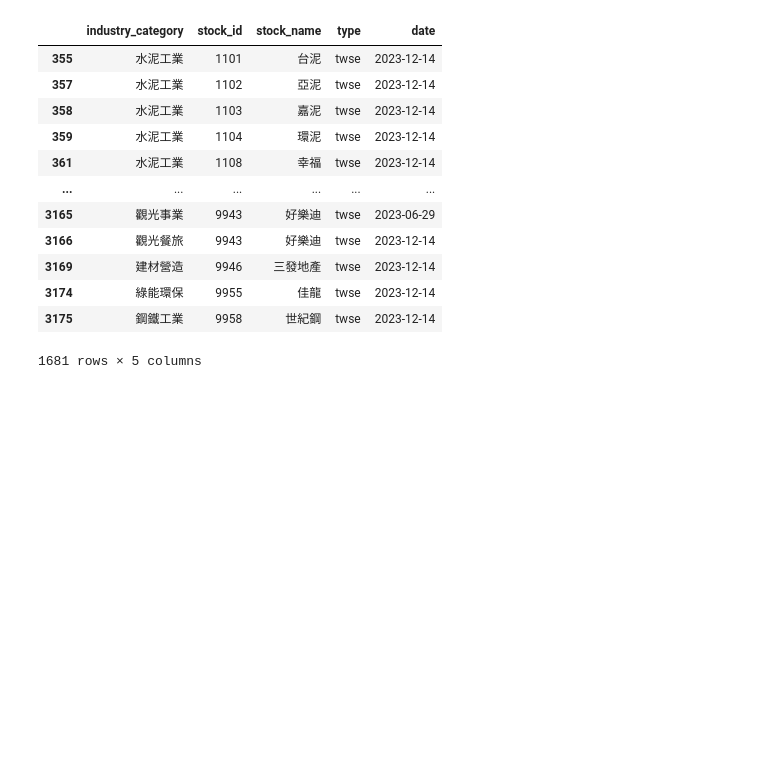
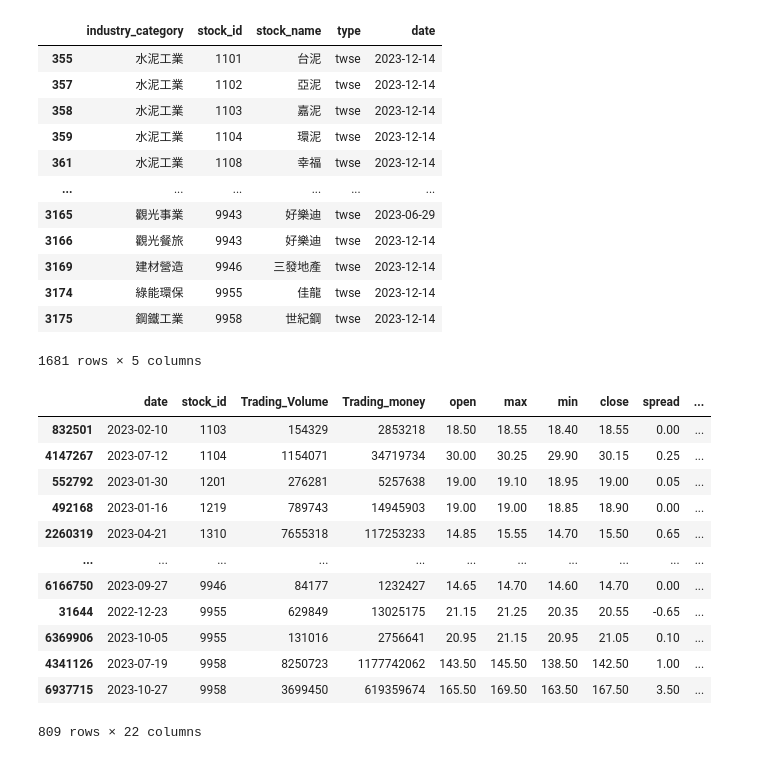
Before and after one commit to tw-lws/StockBrokerPriceCorrelation, a Jupyter notebook: BrokerAndPriceCorrelation.ipynb, the cells around one changed output. Saved outputs shown, nothing was run; the diff lists cells and outputs as text; code cells hidden in the pictures; blank space fills up the shorter version.

```diff
--- a/BrokerAndPriceCorrelation.ipynb
+++ b/BrokerAndPriceCorrelation.ipynb
@@ -48,11 +51,29 @@ df_combined['buy_ratio'] = df_combined['buy'] / df_combined['Trading_Volume']
 # %%
 # 對日期進行排序，以便計算隔天價格
 df_combined.sort_values(by=['stock_id', 'date'], inplace=True)
 
 # 計算隔天的股價變化
 df_combined['next_day_close'] = df_combined.groupby('stock_id')['close'].shift(-1)
 df_combined['price_change'] = df_combined['next_day_close'] - df_combined['close']
 df_combined['price_change_percentage'] = (df_combined['price_change'] / df_combined['close']) * 100
+
+#list the next_day_price_change > +- 10%
+df_outlier = df_combined[df_combined['price_change_percentage'].apply(lambda x: abs(x) > 10)]
+df_outlier
+# %% [output]
+|  | date | stock_id | Trading_Volume | Trading_money | open | max | min | close | spread | ... |
+| 832501 | 2023-02-10 | 1103 | 154329 | 2853218 | 18.50 | 18.55 | 18.40 | 18.55 | 0.00 | ... |
+| 4147267 | 2023-07-12 | 1104 | 1154071 | 34719734 | 30.00 | 30.25 | 29.90 | 30.15 | 0.25 | ... |
+| 552792 | 2023-01-30 | 1201 | 276281 | 5257638 | 19.00 | 19.10 | 18.95 | 19.00 | 0.05 | ... |
+| 492168 | 2023-01-16 | 1219 | 789743 | 14945903 | 19.00 | 19.00 | 18.85 | 18.90 | 0.00 | ... |
+| 2260319 | 2023-04-21 | 1310 | 7655318 | 117253233 | 14.85 | 15.55 | 14.70 | 15.50 | 0.65 | ... |
+| ... | ... | ... | ... | ... | ... | ... | ... | ... | ... | ... |
+| 6166750 | 2023-09-27 | 9946 | 84177 | 1232427 | 14.65 | 14.70 | 14.60 | 14.70 | 0.00 | ... |
+| 31644 | 2022-12-23 | 9955 | 629849 | 13025175 | 21.15 | 21.25 | 20.35 | 20.55 | -0.65 | ... |
+| 6369906 | 2023-10-05 | 9955 | 131016 | 2756641 | 20.95 | 21.15 | 20.95 | 21.05 | 0.10 | ... |
+| 4341126 | 2023-07-19 | 9958 | 8250723 | 1177742062 | 143.50 | 145.50 | 138.50 | 142.50 | 1.00 | ... |
+| 6937715 | 2023-10-27 | 9958 | 3699450 | 619359674 | 165.50 | 169.50 | 163.50 | 167.50 | 3.50 | ... |
+809 rows × 22 columns
 # %%
 # 繪製散點圖
 plt.scatter(df_combined['buy_ratio'], df_combined['price_change_percentage'])
```
Also changed, not shown: parts of 10 cells of this notebook, 2 other files.
